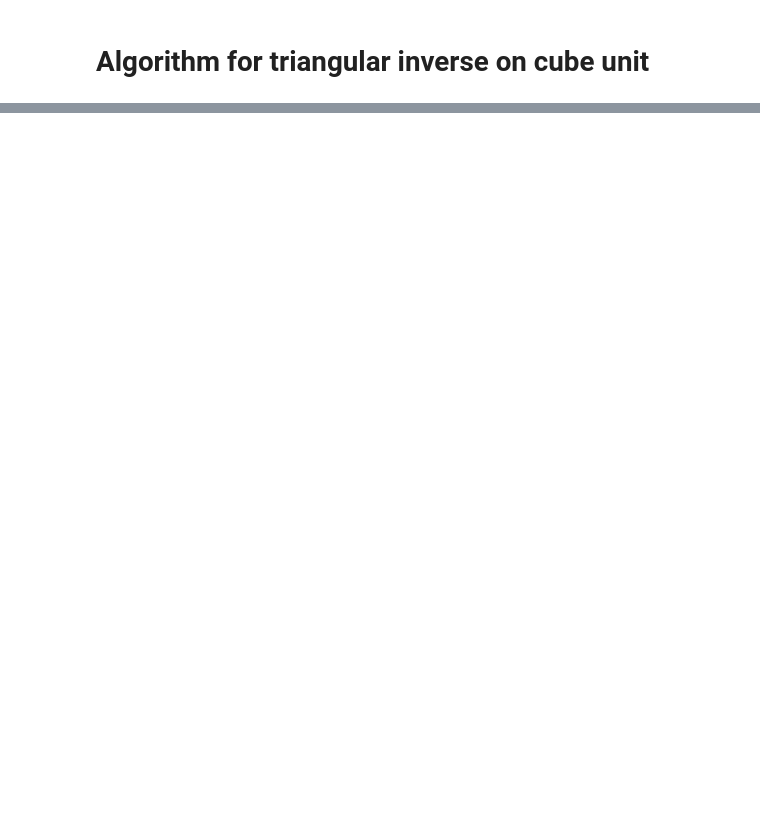
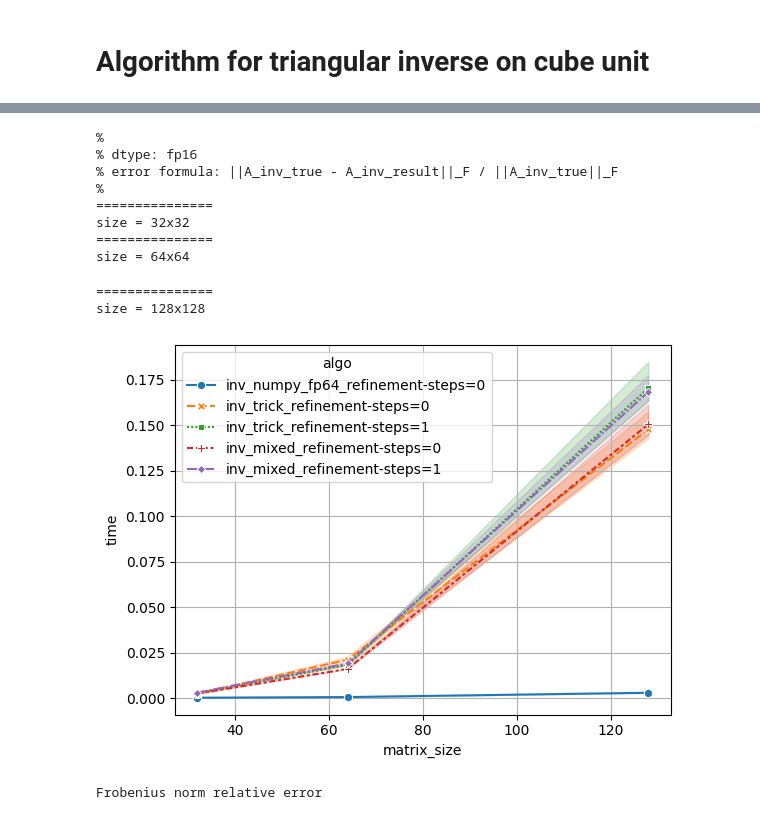
Before and after one commit to huawei-csl/pytorch-tcuscan, a Jupyter notebook: nbs/triangular-inverse/notebook.ipynb, the cells around one changed output, grey strips where cells are left out. Saved outputs shown, nothing was run; the diff lists cells and outputs as text; code cells hidden in the pictures; blank space fills up the shorter version.

```diff
--- a/nbs/triangular-inverse/notebook.ipynb
+++ b/nbs/triangular-inverse/notebook.ipynb
@@ -234,0 +116,77 @@ Frobenius norm relative error
+# %%
+import time
+import pandas as pd
+import matplotlib.pyplot as plt
+import seaborn as sns
+
+max_iters = 5
+it_ref_steps = 1
+#algos = ['inv_ref', 'inv_trick', 'inv_naive', 'inv_rec_unroll_masked', 'inv_rec_unroll']
+
+class AlgTest:
+    def __init__(self, algorithm: callable, refinement_steps: int = 0, transpose: bool = False):
+        self.algorithm = algorithm
+        self.refinement_steps = refinement_steps
+        self.name = self.algorithm.__name__ + '_refinement-steps=' + str(self.refinement_steps)
+        self.transpose = transpose
+
+if __name__=="__main__":
+    print("%")
+    print("% dtype: fp16")
+    print("% error formula: ||A_inv_true - A_inv_result||_F / ||A_inv_true||_F")
+    print("%")
+
+    alg_tests =[
+            AlgTest(inv_numpy_fp64, refinement_steps=0, transpose=False),
+            AlgTest(inv_trick, refinement_steps=0, transpose=False),
+            AlgTest(inv_trick, refinement_steps=1, transpose=False),
+            AlgTest(inv_mixed, refinement_steps=0, transpose=False),
+            AlgTest(inv_mixed, refinement_steps=1, transpose=False),
+        ]
+
+    times_data = {'algo': [], 'matrix_size': [], 'time': []}
+    error_data = {'algo': [], 'matrix_size': [], 'error': []}
+    for c in N_VALUES:
+        print("===============")
+        print(f"size = {c}x{c}")
+        A = strict_lower(c).astype(INPUT_DTYPE)
+
+        A_inv_ref = inv_numpy_fp64(A)
+
+        for alg_test in alg_tests:
+            for _ in range(max_iters):
+                t = time.time()
+                A_res = alg_test.algorithm(A, refinement_steps = alg_test.refinement_steps)
+                t = time.time()-t
+                times_data['algo'].append(alg_test.name)
+                times_data['matrix_size'].append(c)
+                times_data['time'].append(t)
+            error_data['algo'].append(alg_test.name)
+            error_data['matrix_size'].append(c)
+            error_data['error'].append(np.linalg.norm(A_res - A_inv_ref, "fro") / np.linalg.norm(A_inv_ref,"fro"))
+
+    # fig, ax = plt.subplots()
+    times_df = pd.DataFrame(times_data)
+    sns.lineplot(times_df, x='matrix_size', y='time', hue='algo', style='algo', markers=True, errorbar=('ci', 95), err_style='band')
+    # plt.yscale('log')
+    plt.grid()
+    plt.show()
+
+    error_df = pd.DataFrame(error_data)
+    pivot_table = error_df.pivot(index='algo', columns='matrix_size', values='error')
+    styled_table = pivot_table.style.format('{:.3e}')
+    styled_table = styled_table.set_caption('Frobenius norm relative error')
+    display(styled_table)
+# %% [output]
+%
+% dtype: fp16
+% error formula: ||A_inv_true - A_inv_result||_F / ||A_inv_true||_F
+%
+===============
+size = 32x32
+===============
+size = 64x64
+===============
+size = 128x128
+[figure, added]
+Frobenius norm relative error
```
Also changed, not shown: parts of 4 cells of this notebook.
